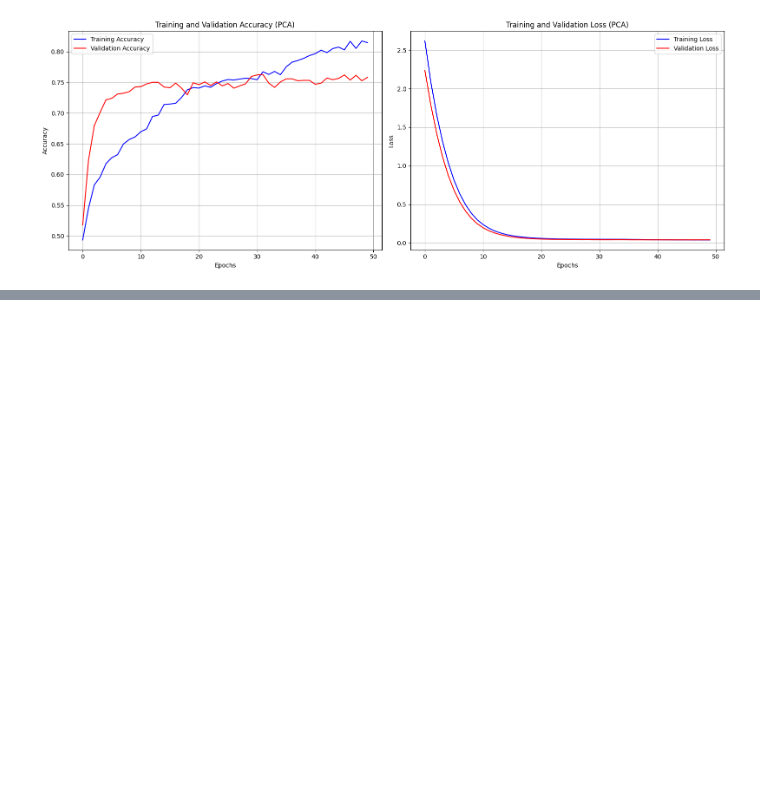
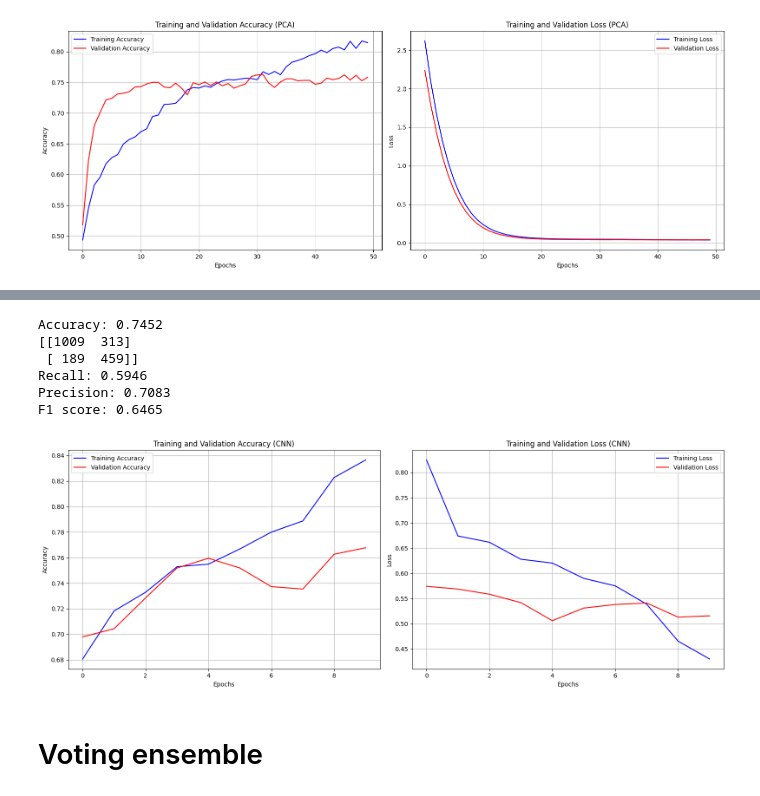
Before and after one commit to rkishibe/diaggaze, a Jupyter notebook: autism_rez.ipynb, the cells around one changed output, grey strips where cells are left out. Cells and saved outputs as stored; diff of their text form; code cells hidden in the pictures; blank space fills up the shorter version.

```diff
--- a/autism_rez.ipynb
+++ b/autism_rez.ipynb
@@ -754,0 +783,24 @@ plot_training_history(history_pca, "PCA")
+# %%
+cnn_feature_extractor = feature_extractor_cnn((224,224,3))
+# %%
+def create_model_cnn():
+    model = Sequential([
+        cnn_feature_extractor,
+        #Dense(512, activation='relu'),
+        #Dense(254, activation='relu'),
+        Dense(128, activation='relu'),  # Fully connected layer
+        Dropout(rate=0.3),
+        Dense(64, activation='relu'),  # Fully connected layer
+        Dropout(rate=0.3),
+        Dense(2, activation='softmax')  # Output layer for classification (e.g., 10 classes)
+    ])
+    model.compile(optimizer=Adam(learning_rate=0.001),
+                  #loss=categorical_focal_loss(),
+              loss='categorical_crossentropy',  # Use sparse_categorical_crossentropy for integer labels
+              metrics=['accuracy'])
+    return model
+# %%
+model_cnn = create_model_cnn()
+
+# 3. Compile the model
+model_cnn.summary()
@@ -754,0 +829,6 @@ plot_training_history(history_pca, "PCA")
+# %%
+history_cnn = model_cnn.fit(train_data, train_labels, batch_size=batch_size, epochs=10,
+                            callbacks=[early_stopping, reduce_lr],
+                            validation_data=(validation_data, validation_labels),
+                            sample_weight=train_metadata,
+                            )
@@ -754,0 +861,33 @@ plot_training_history(history_pca, "PCA")
+# %%
+from sklearn.metrics import accuracy_score
+
+# Convert probabilities to class labels
+y_pred_labels = np.argmax(y_pred_cnn, axis=1)  # Picks the highest probability index
+y_true_labels = np.argmax(test_labels, axis=1)  # Convert one-hot to labels
+
+# Compute accuracy
+acc = accuracy_score(y_true_labels, y_pred_labels)
+print(f"Accuracy: {acc:.4f}")
+
+from sklearn.metrics import confusion_matrix
+cm = confusion_matrix(y_pred_labels, y_true_labels)
+print(cm)
+
+from sklearn.metrics import confusion_matrix, recall_score, precision_score, f1_score, accuracy_score
+
+print(f"Recall: {recall_score(y_true_labels, y_pred_labels):.4f}")
+print(f"Precision: {precision_score(y_true_labels, y_pred_labels):.4f}")
+print(f"F1 score: {f1_score(y_true_labels, y_pred_labels):.4f}")
+# %% [output]
+Accuracy: 0.7452
+[[1009  313]
+ [ 189  459]]
+Recall: 0.5946
+Precision: 0.7083
+F1 score: 0.6465
+# %%
+plot_training_history(history_cnn, "CNN")
+# %% [output]
+[figure, added]
+# %% [markdown]
+<h1> Voting ensemble </h1>
```
Also changed, not shown: parts of 25 cells of this notebook.
